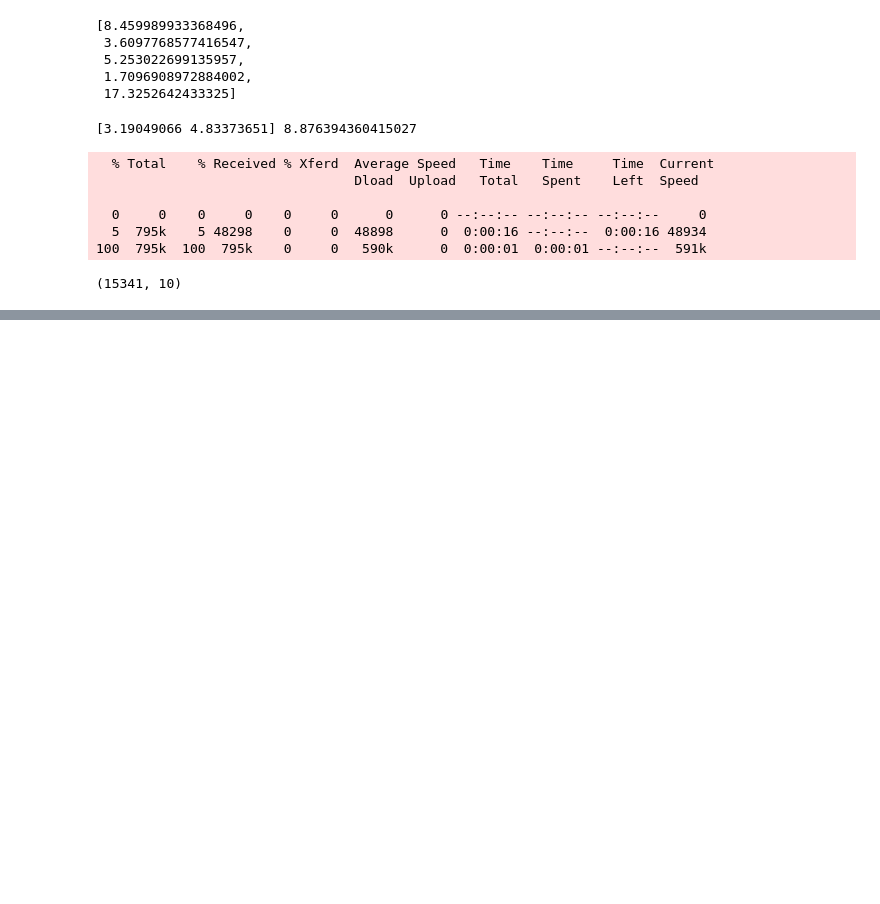
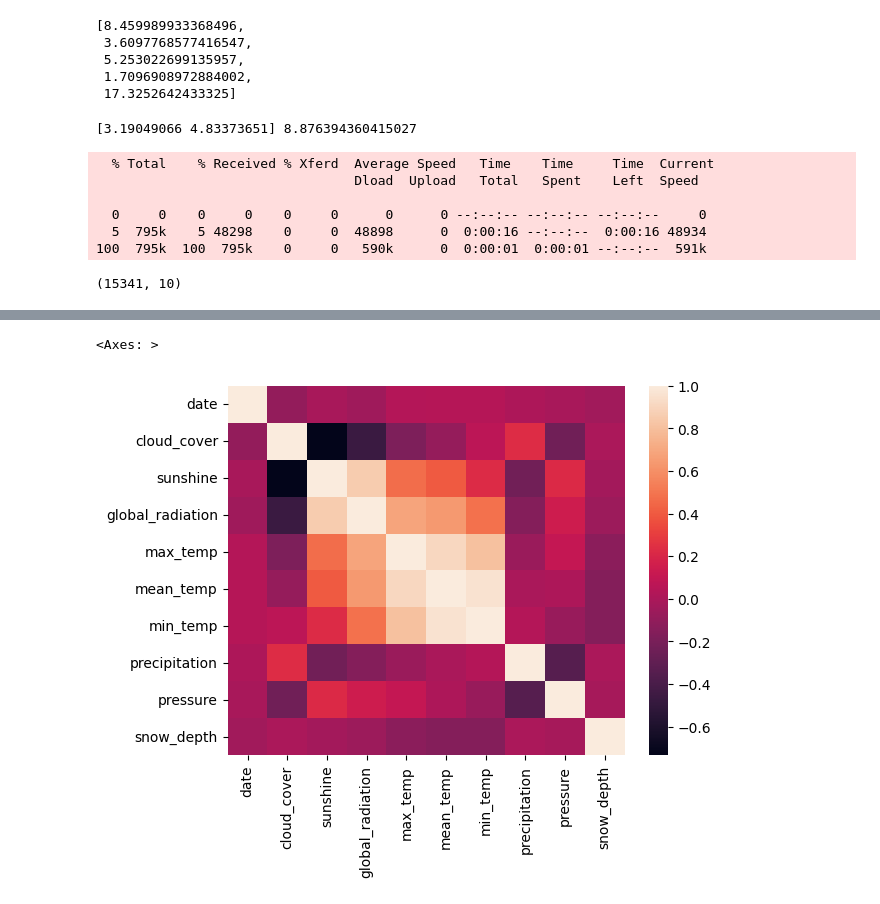
Before and after one commit to AdTekDev/EmT.DS, a Jupyter notebook: 05-Data/EmT.T3.W05.ipynb, the cells around one changed output, grey strips where cells are left out. Cells and saved outputs as stored; diff of their text form; code cells hidden in the pictures; blank space fills up the shorter version.

```diff
--- a/05-Data/EmT.T3.W05.ipynb
+++ b/05-Data/EmT.T3.W05.ipynb
@@ -66,0 +93,3 @@ ldw.shape
+# %%
+ldw = ldw.dropna()
+ldw.shape
@@ -66,0 +124,5 @@ ldw.shape
+# %%
+sns.heatmap(ldw.corr())
+# %% [output]
+<Axes: >
+[figure, added]
```
Also changed, not shown: parts of 8 cells of this notebook.
